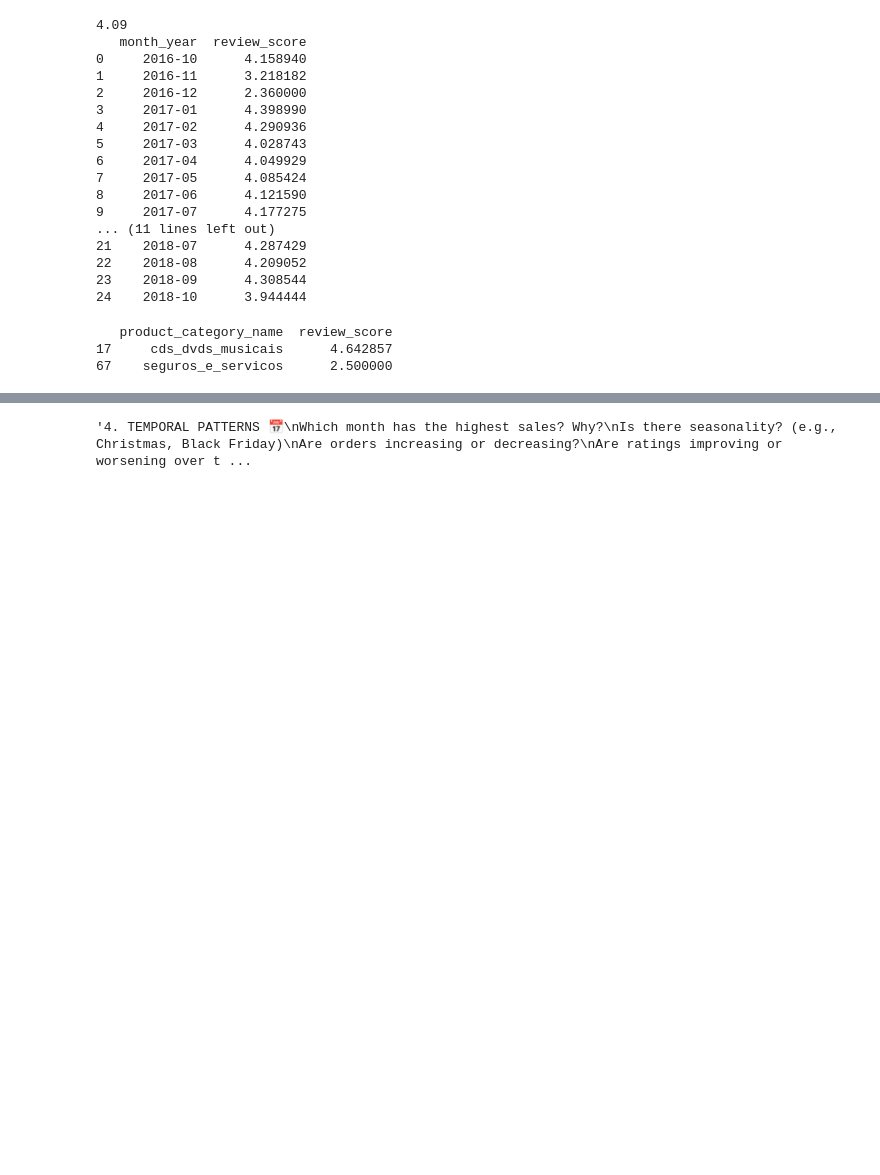
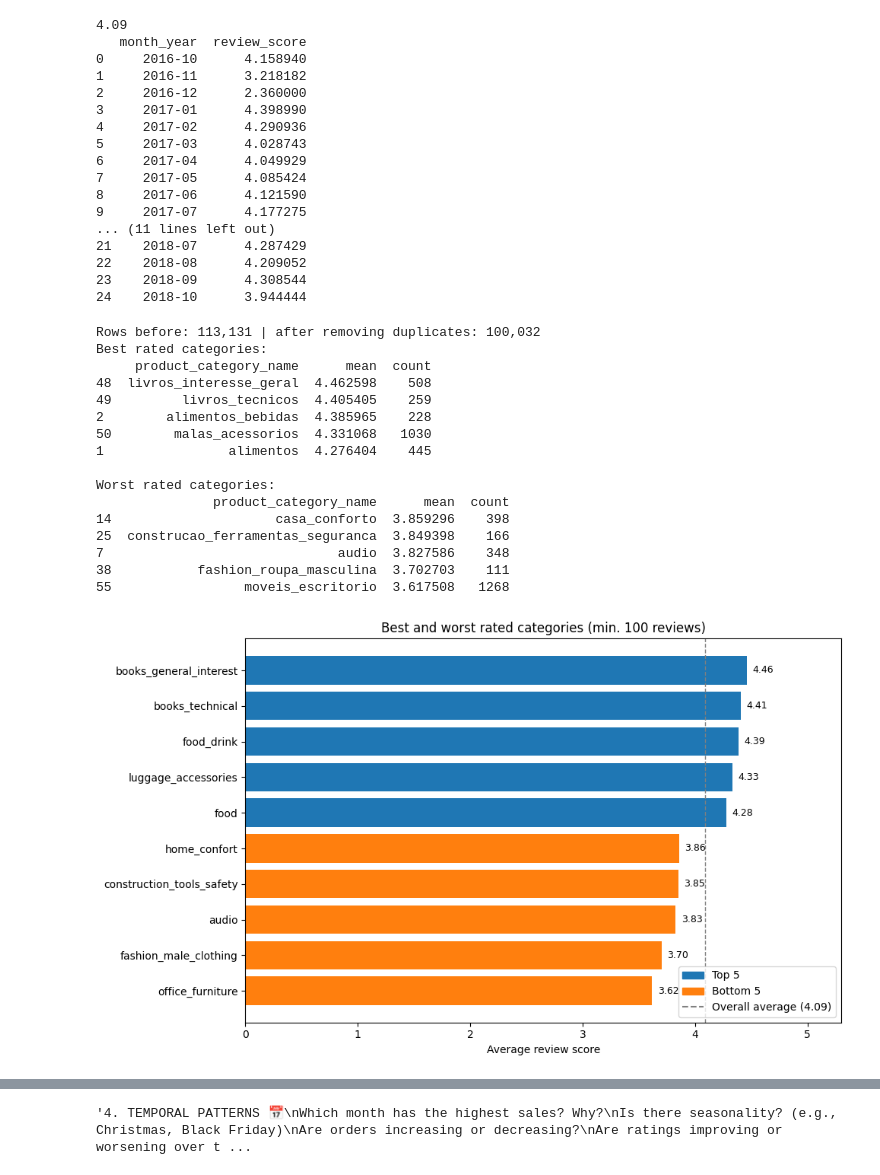
Before and after one commit to CrazySlots/data-engineering-portfolio, a Jupyter notebook: 01_data_exploration/proyecto_1_datasets.ipynb, the cells around one changed output, grey strips where cells are left out. Drawn from its saved outputs; the diff is of its cells as text; code cells hidden in the pictures; blank space fills up the shorter version.

```diff
--- a/01_data_exploration/proyecto_1_datasets.ipynb
+++ b/01_data_exploration/proyecto_1_datasets.ipynb
@@ -291,12 +345,73 @@ print(avg_rating_by_time)
 # %%
 #Which categories have the best/worst ratings?
 df_reviews_and_categories=df_order_reviews.merge(df_order_items,on='order_id',how='left')\
                             .merge(df_products,on='product_id',how='left')
-df_categories_reviews=df_reviews_and_categories.groupby('product_category_name')['review_score'].mean().reset_index().sort_values(by='review_score',ascending=False)
-print(df_categories_reviews.iloc[[0,-1]])
+
+#An order with several items repeats its review once per item
+#Keep one review per category per order
+df_reviews_unique=df_reviews_and_categories.drop_duplicates(subset=['review_id','order_id','product_category_name'])
+print(f"Rows before: {len(df_reviews_and_categories):,} | after removing duplicates: {len(df_reviews_unique):,}")
+
+#Average rating and number of reviews per category
+df_categories_reviews=df_reviews_unique.groupby('product_category_name')['review_score'].agg(['mean','count']).reset_index()
+
+#Keep only categories with enough reviews to be reliable
+df_categories_reviews=df_categories_reviews[df_categories_reviews['count']>=100].sort_values(by='mean',ascending=False)
+
+print("Best rated categories:")
+print(df_categories_reviews.head(5))
+print("\nWorst rated categories:")
+print(df_categories_reviews.tail(5))
+
+#Plot: 5 best and 5 worst rated categories (minimum 100 reviews)
+from matplotlib.patches import Patch
+
+best_worst=pd.concat([df_categories_reviews.head(5), df_categories_reviews.tail(5)])
+#Translate category names to English
+best_worst=best_worst.merge(df_category_translation, on='product_category_name', how='left')
+#Ascending order so the best category ends up at the top of a horizontal bar chart
+best_worst=best_worst.sort_values('mean')
+
+#Blue for the best 5, orange for the worst 5
+best_names=df_categories_reviews.head(5)['product_category_name'].tolist()
+colors=['tab:blue' if name in best_names else 'tab:orange' for name in best_worst['product_category_name']]
+
+fig, ax=plt.subplots(figsize=(10, 6))
+ax.barh(best_worst['product_category_name_english'], best_worst['mean'], color=colors)
+
+#Overall average as reference line
+ax.axvline(avg_rating, color='gray', linestyle='--', linewidth=1)
+
+#Value at the end of each bar
+for i, mean in enumerate(best_worst['mean']):
+    ax.text(mean + 0.05, i, f'{mean:.2f}', va='center', fontsize=9)
+
+plt.title('Best and worst rated categories (min. 100 reviews)')
+plt.xlabel('Average review score')
+plt.xlim(0, 5.3)  # Extra space so the labels fit
+ax.legend(handles=[Patch(color='tab:blue', label='Top 5'),
+                   Patch(color='tab:orange', label='Bottom 5'),
+                   plt.Line2D([0], [0], color='gray', linestyle='--', label=f'Overall average ({avg_rating})')],
+          loc='lower right')
+plt.tight_layout()
+plt.show()
 # %% [output]
-   product_category_name  review_score
-17     cds_dvds_musicais      4.642857
-67    seguros_e_servicos      2.500000
+Rows before: 113,131 | after removing duplicates: 100,032
+Best rated categories:
+     product_category_name      mean  count
+48  livros_interesse_geral  4.462598    508
+49         livros_tecnicos  4.405405    259
+2        alimentos_bebidas  4.385965    228
+50        malas_acessorios  4.331068   1030
+1                alimentos  4.276404    445
+
+Worst rated categories:
+               product_category_name      mean  count
+14                     casa_conforto  3.859296    398
+25  construcao_ferramentas_seguranca  3.849398    166
+7                              audio  3.827586    348
+38           fashion_roupa_masculina  3.702703    111
+55                 moveis_escritorio  3.617508   1268
+[figure, added]
 # %%
 #Is there a relationship between product price and rating?
```
Also changed, not shown: parts of 13 cells of this notebook.
